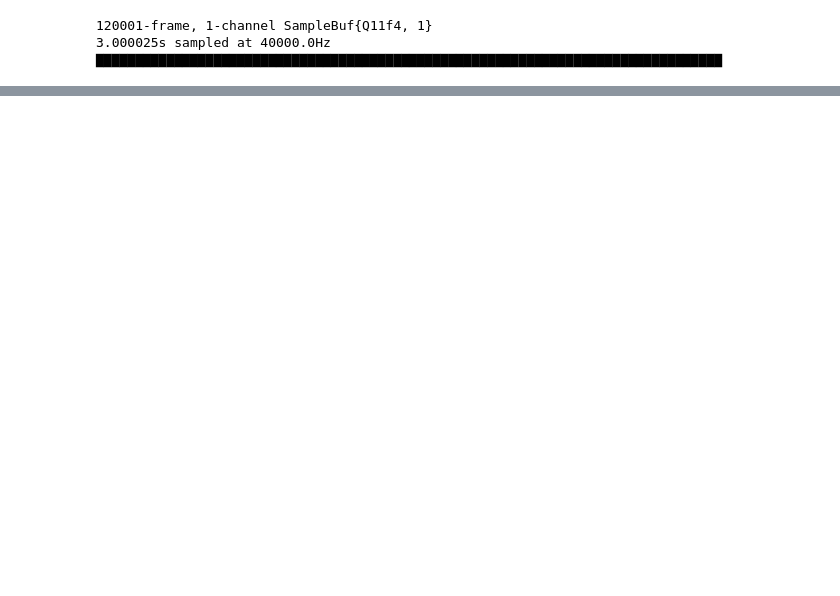
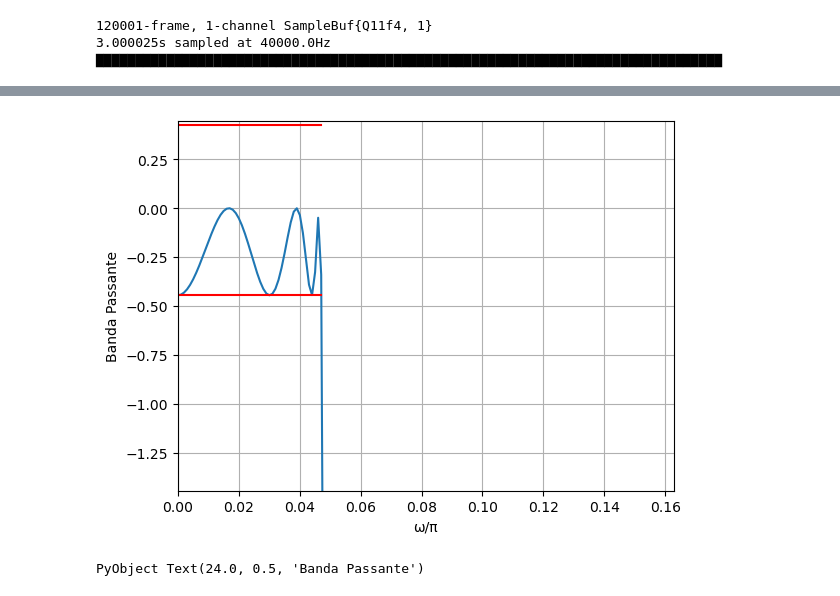
Before and after one commit to JeanMX/PSI3431, a Jupyter notebook: EP3/EP3.ipynb, the cells around one changed output, grey strips where cells are left out. Cells and saved outputs as stored; diff of their text form; code cells hidden in the pictures; blank space fills up the shorter version.

```diff
--- a/EP3/EP3.ipynb
+++ b/EP3/EP3.ipynb
@@ -33,0 +77,12 @@ N, Wn = sig.ellipord(ωp/π, ωr/π, -20*log10(1-δp), -20*log10(δr))
+# %%
+#Verificação dos requisitos
+plot(ω./pi,amp2db.(abs.(H)))
+plot([0;ωp/π],20*log10.([1-δp;1-δp]),color="red")
+plot([0;ωp/π],20*log10.([1+δp;1+δp]),color="red")
+axis([0,1.1*ωp,-Ap-1,Ap])
+grid()
+xlabel("ω/π")
+ylabel("Banda Passante")
+# %% [output]
+[figure, added]
+PyObject Text(24.0, 0.5, 'Banda Passante')
```
Also changed, not shown: parts of 14 cells of this notebook, 1 other file.
